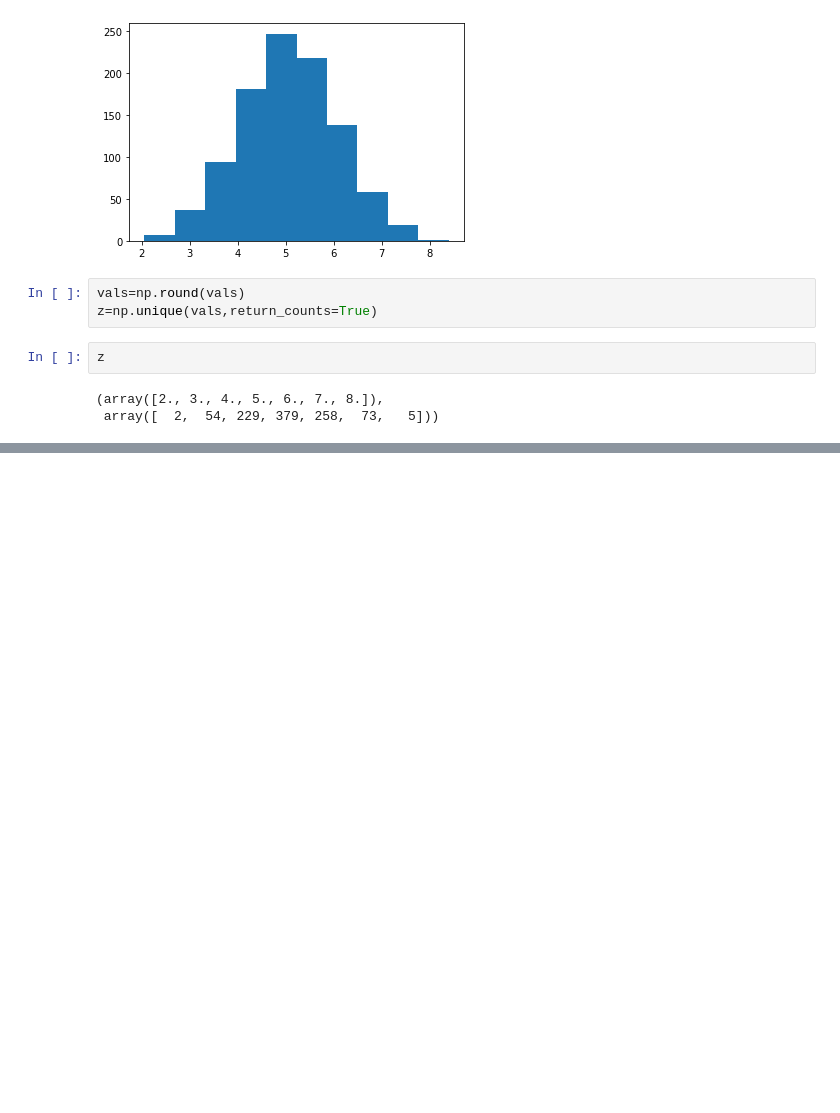
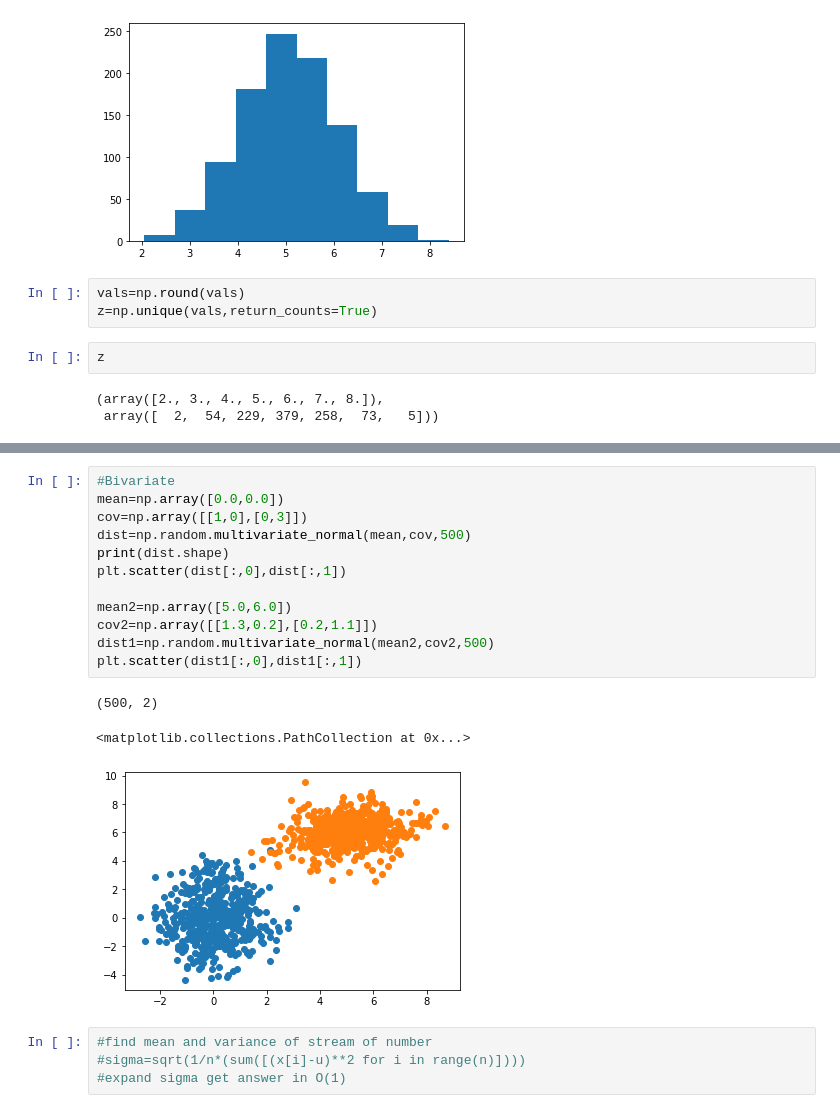
Before and after one commit to mohinesh9999/Kaggle, a Jupyter notebook: Normal_distribution.ipynb, the cells around one changed output, grey strips where cells are left out. Drawn from its saved outputs; the diff is of its cells as text; blank space fills up the shorter version.

```diff
--- a/Normal_distribution.ipynb
+++ b/Normal_distribution.ipynb
@@ -48,0 +73,20 @@ z
+# %%
+#Bivariate
+mean=np.array([0.0,0.0])
+cov=np.array([[1,0],[0,3]])
+dist=np.random.multivariate_normal(mean,cov,500)
+print(dist.shape)
+plt.scatter(dist[:,0],dist[:,1])
+
+mean2=np.array([5.0,6.0])
+cov2=np.array([[1.3,0.2],[0.2,1.1]])
+dist1=np.random.multivariate_normal(mean2,cov2,500)
+plt.scatter(dist1[:,0],dist1[:,1])
+# %% [output]
+(500, 2)
+<matplotlib.collections.PathCollection at 0x...>
+[figure, added]
+# %%
+#find mean and variance of stream of number
+#sigma=sqrt(1/n*(sum([(x[i]-u)**2 for i in range(n)])))
+#expand sigma get answer in O(1)
```
Also changed, not shown: parts of 2 cells of this notebook.
